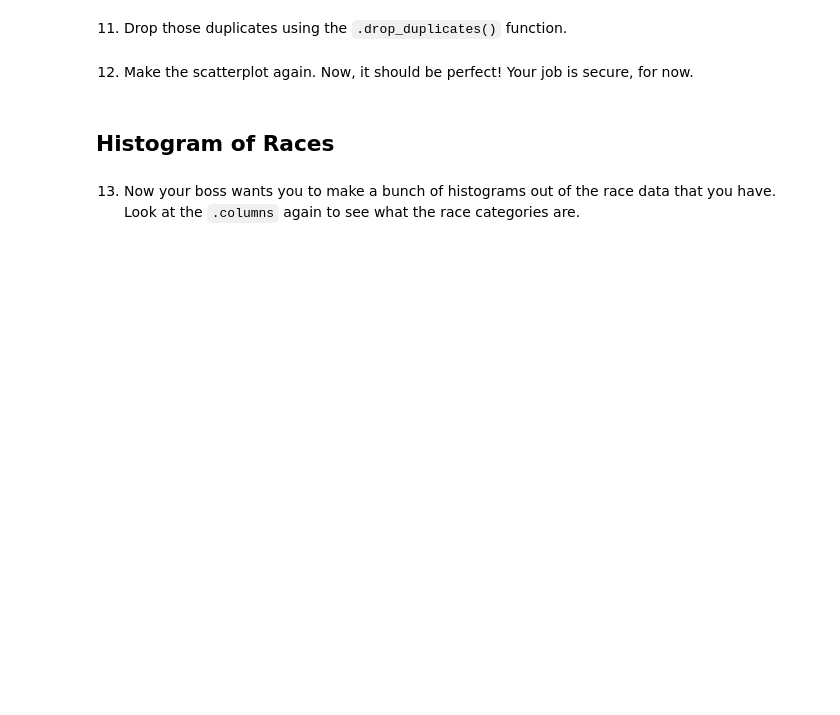
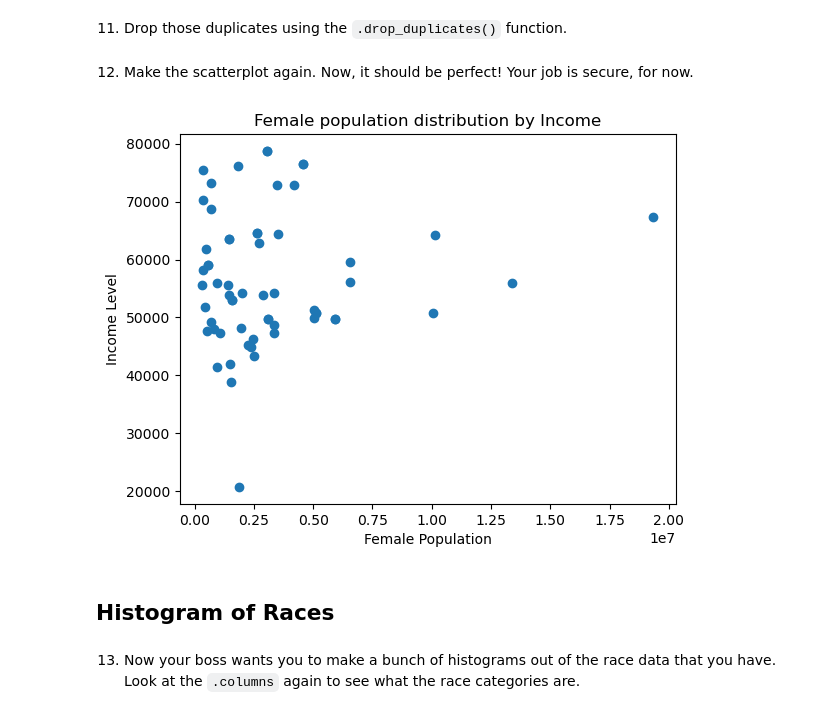
Before and after one commit to dorinMaraku/Cleaning-US-Census-Data, a Jupyter notebook: Cleaning US Census Data.ipynb, the cells around one changed output. Drawn from its saved outputs; the diff is of its cells as text; code cells hidden in the pictures; blank space fills up the shorter version.

Commit message:
changes to plots

```diff
--- a/Cleaning US Census Data.ipynb
+++ b/Cleaning US Census Data.ipynb
@@ -47,6 +40,7 @@ import glob
 # %%
+current_dir = os.getcwd()
 df_census = []
-for file in glob.glob('C:/Users/User/test/Cleaning US Census Data/states[0-9].csv'):
+for file in glob.glob(current_dir + r'\states[0-9].csv'):
     csv_file = pd.read_csv(file)
     df_census.append(csv_file)
 us_census = pd.concat(df_census)
@@ -94,7 +88,7 @@ us_census.head()
 # %% [markdown]
 5. Use regex to turn the `Income` column into a format that is ready for conversion into a numerical type.
 # %%
-income_df = us_census.Income.str.split('\$', expand=True)[0].str.split(',', expand=True)
+income_df = us_census.Income.str.split('\$', expand=True)[1].str.split(',', expand=True)
 income_df[1]=income_df[1].str.split(' ', expand=True)[0]
 income_df['value'] = income_df[0]+income_df[1]
 us_census.Income = pd.to_numeric(income_df.value)
@@ -160,3 +154,6 @@ plt.close()
    You have the `TotalPop` per state, and you have the `Men` per state. As an estimate for the `nan` values in the `Women` column, you could use the `TotalPop` of that state minus the `Men` for that state.
 
    Print out the `Women` column after filling the `nan` values to see if it worked!
+# %%
+us_census.Woman = us_census.Woman.fillna(value=(us_census.TotalPop - us_census.Men))
+us_census.Woman
@@ -165,7 +200,19 @@ plt.close()
 # %% [markdown]
 11. Drop those duplicates using the `.drop_duplicates()` function.
+# %%
+us_census = us_census.drop_duplicates()
 # %% [markdown]
 12. Make the scatterplot again. Now, it should be perfect! Your job is secure, for now.
+# %%
+plt.scatter(us_census.Woman, us_census.Income)
+plt.title('Female population distribution by Income')
+# plt.xscale('log')
+plt.xlabel('Female Population')
+plt.ylabel('Income Level')
+plt.show()
+plt.close()
+# %% [output]
+[figure, added]
 # %% [markdown]
 ## Histogram of Races
 # %% [markdown]
```
Also changed, not shown: parts of 7 cells of this notebook.
